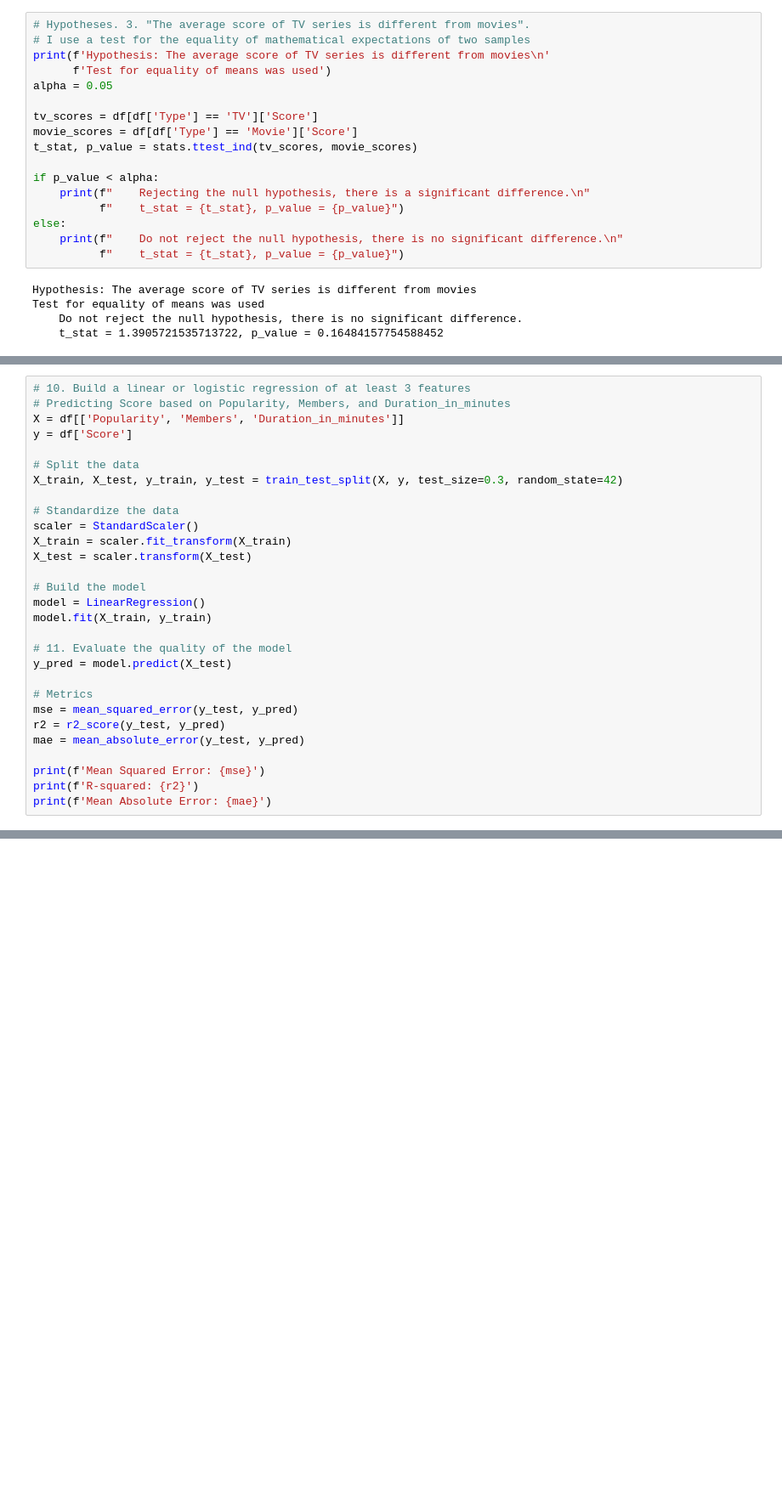
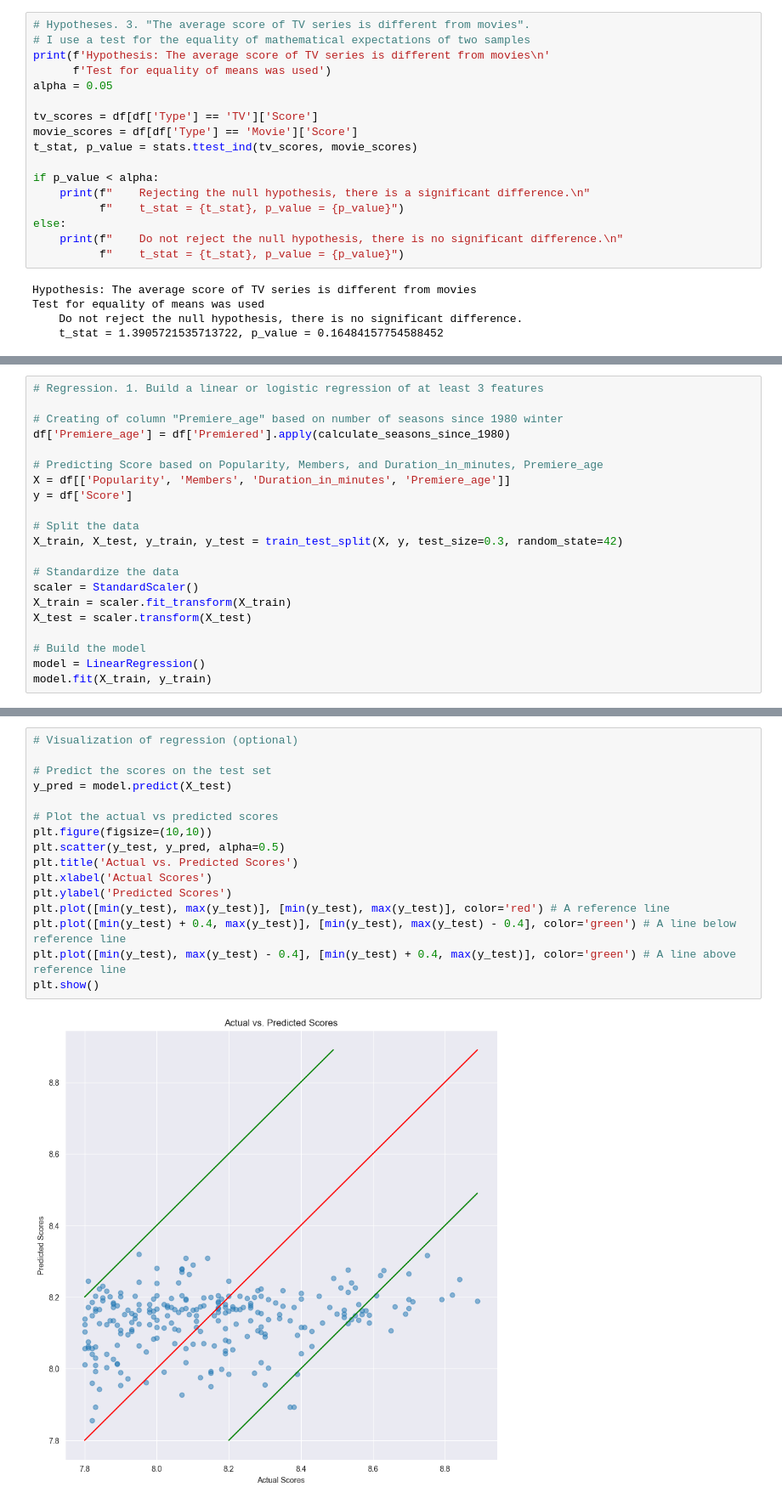
Before and after one commit to FreeCadelca/DS_hsb, a Jupyter notebook: project.ipynb, the cells around one changed output, grey strips where cells are left out. Shown: that part at 85% size. Saved outputs shown, nothing was run; the diff lists cells and outputs as text; blank space fills up the shorter version.

```diff
--- a/project.ipynb
+++ b/project.ipynb
@@ -409,7 +432,11 @@ Test for equality of means was used
 # %%
-# 10. Build a linear or logistic regression of at least 3 features
-# Predicting Score based on Popularity, Members, and Duration_in_minutes
-X = df[['Popularity', 'Members', 'Duration_in_minutes']]
+# Regression. 1. Build a linear or logistic regression of at least 3 features
+
+# Creating of column "Premiere_age" based on number of seasons since 1980 winter
+df['Premiere_age'] = df['Premiered'].apply(calculate_seasons_since_1980)
+
+# Predicting Score based on Popularity, Members, and Duration_in_minutes, Premiere_age
+X = df[['Popularity', 'Members', 'Duration_in_minutes', 'Premiere_age']]
 y = df['Score']
 
 # Split the data
@@ -423,15 +450,3 @@ X_test = scaler.transform(X_test)
 # Build the model
 model = LinearRegression()
 model.fit(X_train, y_train)
-
-# 11. Evaluate the quality of the model
-y_pred = model.predict(X_test)
-
-# Metrics
-mse = mean_squared_error(y_test, y_pred)
-r2 = r2_score(y_test, y_pred)
-mae = mean_absolute_error(y_test, y_pred)
-
-print(f'Mean Squared Error: {mse}')
-print(f'R-squared: {r2}')
-print(f'Mean Absolute Error: {mae}')
@@ -437,0 +471,18 @@ print(f'Mean Absolute Error: {mae}')
+# %%
+# Visualization of regression (optional)
+
+# Predict the scores on the test set
+y_pred = model.predict(X_test)
+
+# Plot the actual vs predicted scores
+plt.figure(figsize=(10,10))
+plt.scatter(y_test, y_pred, alpha=0.5)
+plt.title('Actual vs. Predicted Scores')
+plt.xlabel('Actual Scores')
+plt.ylabel('Predicted Scores')
+plt.plot([min(y_test), max(y_test)], [min(y_test), max(y_test)], color='red') # A reference line
+plt.plot([min(y_test) + 0.4, max(y_test)], [min(y_test), max(y_test) - 0.4], color='green') # A line below reference line
+plt.plot([min(y_test), max(y_test) - 0.4], [min(y_test) + 0.4, max(y_test)], color='green') # A line above reference line
+plt.show()
+# %% [output]
+[figure, added]
```
Also changed, not shown: parts of 11 cells of this notebook.
